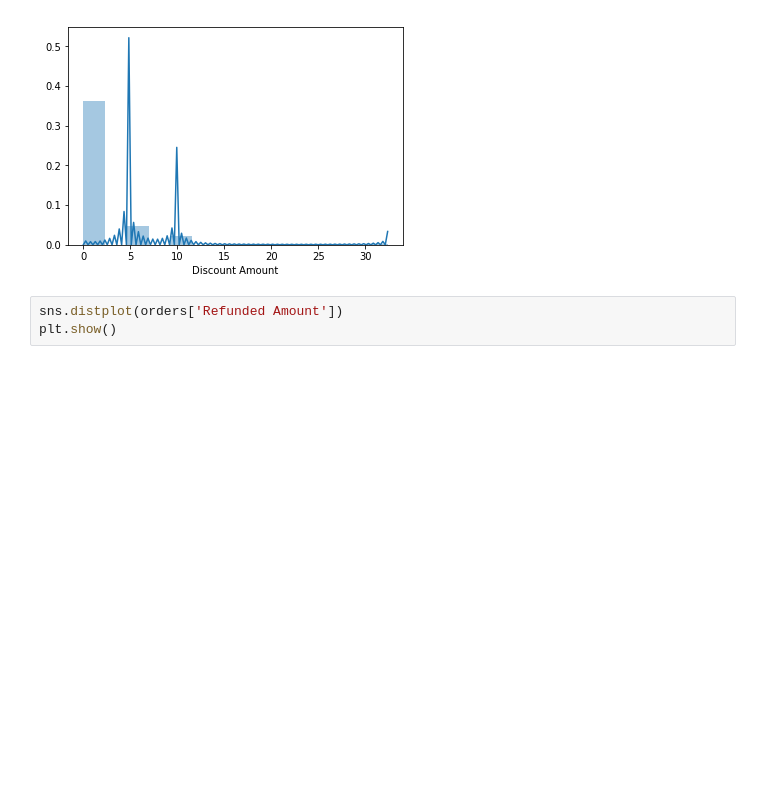
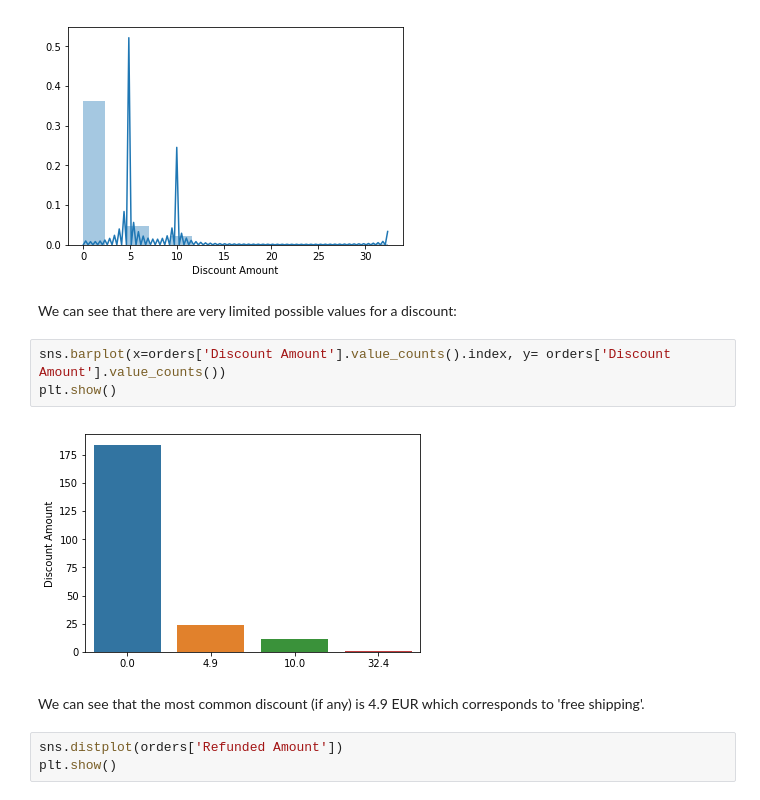
Before and after one commit to adriaferrer/Vimet, a Jupyter notebook: 02. Descriptive statistics/Descriptive_stats_orders.ipynb, the cells around one changed output. Cells and saved outputs as stored; diff of their text form; blank space fills up the shorter version.

Commit message:
Descriptive stats for orders finished

```diff
--- a/02. Descriptive statistics/Descriptive_stats.ipynb
+++ b/02. Descriptive statistics/Descriptive_stats_orders.ipynb
@@ -65,6 +67,15 @@ sns.distplot(orders['Discount Amount'])
 plt.show()
 # %% [output]
 [figure]
+# %% [markdown]
+We can see that there are very limited possible values for a discount:
+# %%
+sns.barplot(x=orders['Discount Amount'].value_counts().index, y= orders['Discount Amount'].value_counts())
+plt.show()
+# %% [output]
+[figure, added]
+# %% [markdown]
+We can see that the most common discount (if any) is 4.9 EUR which corresponds to 'free shipping'.
 # %%
 sns.distplot(orders['Refunded Amount'])
 plt.show()
```
Also changed, not shown: parts of 15 cells of this notebook, 1 other file.
